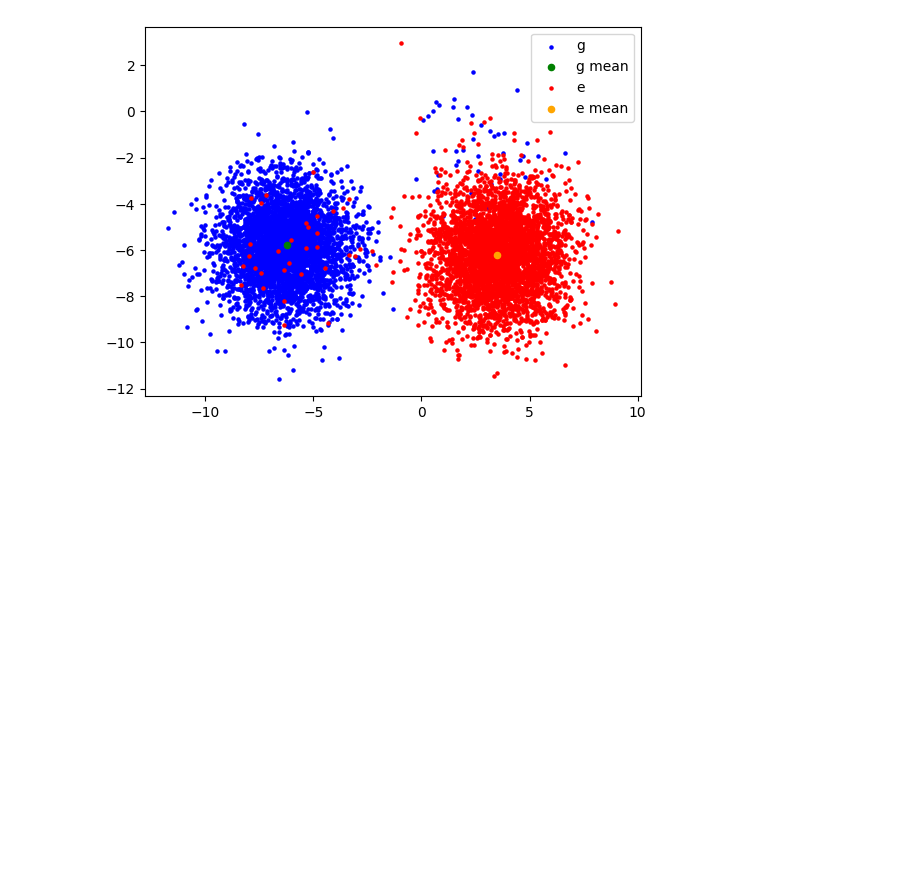
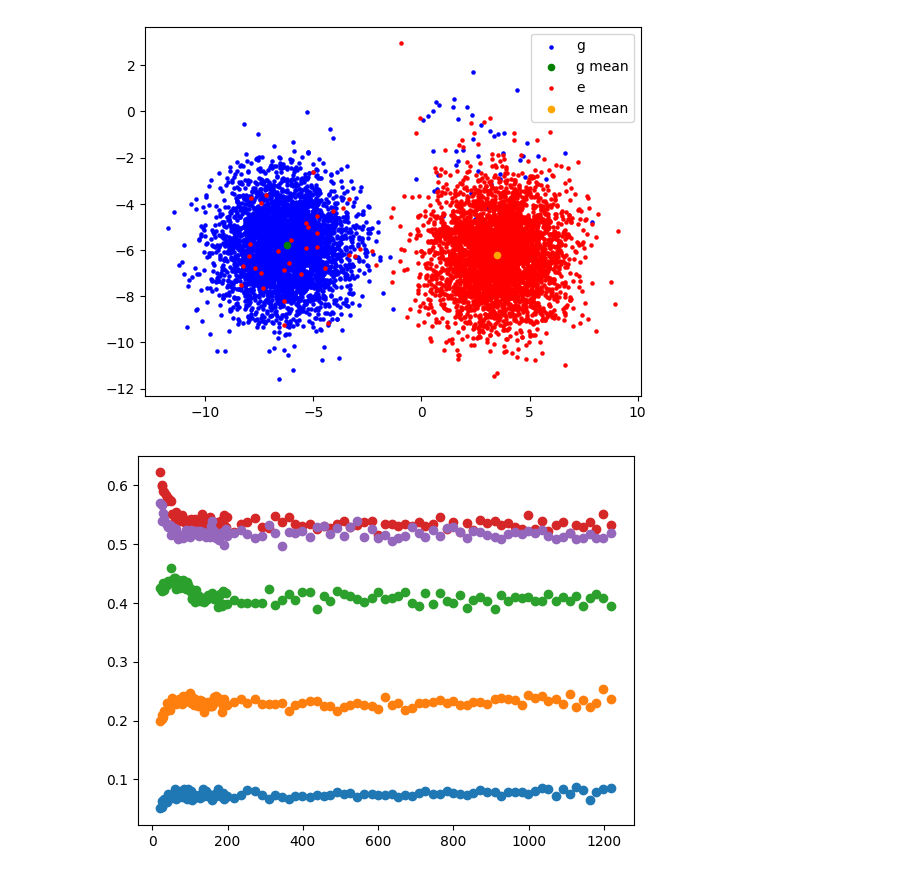
Before and after one commit to AnikenC/ReadoutWithRL, a Jupyter notebook: readoutWithRL/experiments_side_v2/low_ck_ramsey_photon_exp.ipynb, the cells around one changed output. Drawn from its saved outputs; the diff is of its cells as text; code cells hidden in the pictures; blank space fills up the shorter version.

Commit message:
added classifier util

```diff
--- a/readoutWithRL/experiments_side_v2/low_ck_ramsey_photon_exp.ipynb
+++ b/readoutWithRL/experiments_side_v2/low_ck_ramsey_photon_exp.ipynb
@@ -290,6 +292,19 @@ plt.show()
 # %%
 ## Classifying Ramsey Results
 
-from utils import get_fidelity
+from utils import get_fidelity, classify_results
 
-fidelity_arr, sep_fidelity = get_fidelity()
+prob_0_arr, prob_1_arr = classify_results(ramsey_res, g_mean, e_mean)
+# %%
+big_0_arr = prob_0_arr.reshape(5, -1)
+big_1_arr = prob_1_arr.reshape(5, -1)
+
+real_ramsey_res = np.mean(ramsey_res.real, axis=-1).reshape(5, -1)
+# %%
+# plt.scatter(ramsey_total_linspace/ns, real_ramsey_res[-1], color='blue')
+for plot_arr in big_0_arr:
+    plt.scatter(ramsey_total_linspace/ns, plot_arr)
+# plt.scatter(ramsey_total_linspace/ns, big_1_arr[0])
+plt.show()
+# %% [output]
+[figure, added]
```
Also changed, not shown: parts of 2 cells of this notebook, 1 other file.
